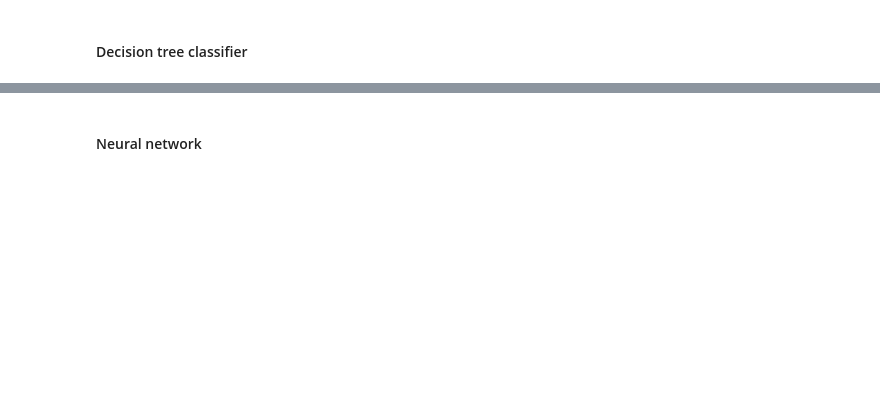
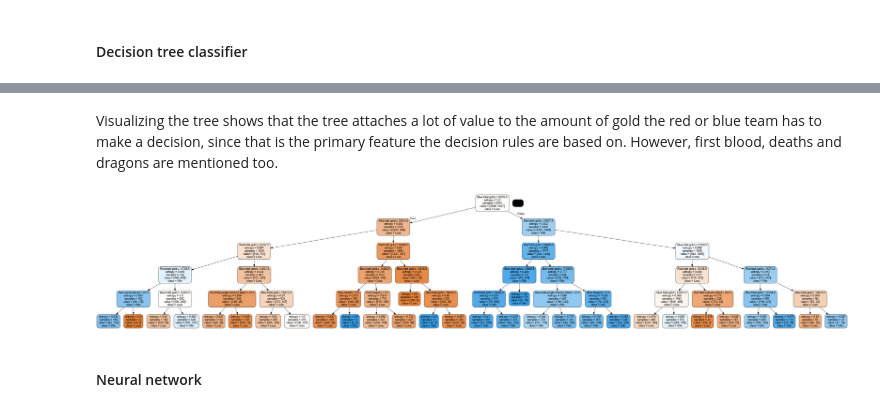
Before and after one commit to jberlang/League-of-Legends-Model, a Jupyter notebook: Notebook.ipynb, the cells around one changed output, grey strips where cells are left out. Drawn from its saved outputs; the diff is of its cells as text; code cells hidden in the pictures; blank space fills up the shorter version.

```diff
--- a/Notebook.ipynb
+++ b/Notebook.ipynb
@@ -384,3 +398,16 @@ PH - Discuss best max depth
+# %% [markdown]
+Visualizing the tree shows that the tree attaches a lot of value to the amount of gold the red or blue team has to make a decision, since that is the primary feature the decision rules are based on. However, first blood, deaths and dragons are mentioned too.
+# %%
+tree = DecisionTreeClassifier(criterion=best_tree_pms['criterion'], splitter=best_tree_pms['splitter'], max_depth=tree_max_score).fit(X_train, y_train['Win'].to_numpy())
+data = StringIO()
+export_graphviz(tree, out_file=data,
+               filled=True, rounded=True,
+               special_characters=True, feature_names=X_train.columns, class_names=['Loss', 'Win'])
+graph = pydotplus.graph_from_dot_data(data.getvalue())
+graph.write_png('clf.png')
+Image(graph.create_png())
+# %% [output]
+[figure, added]
 # %% [markdown]
 #### Neural network
 # %% [markdown]
```
Also changed, not shown: parts of 34 cells of this notebook.
